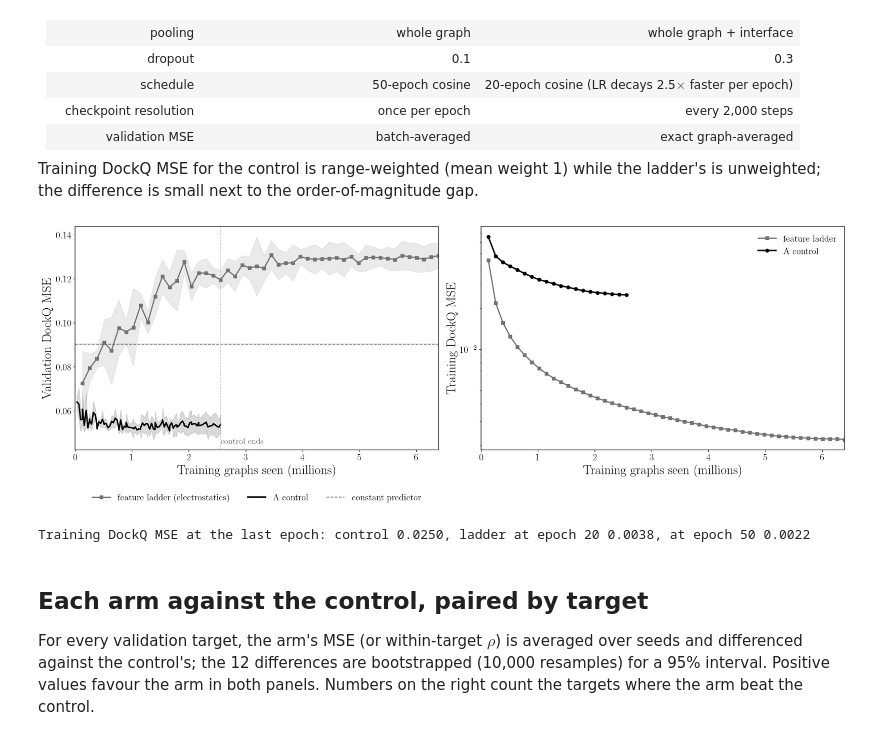
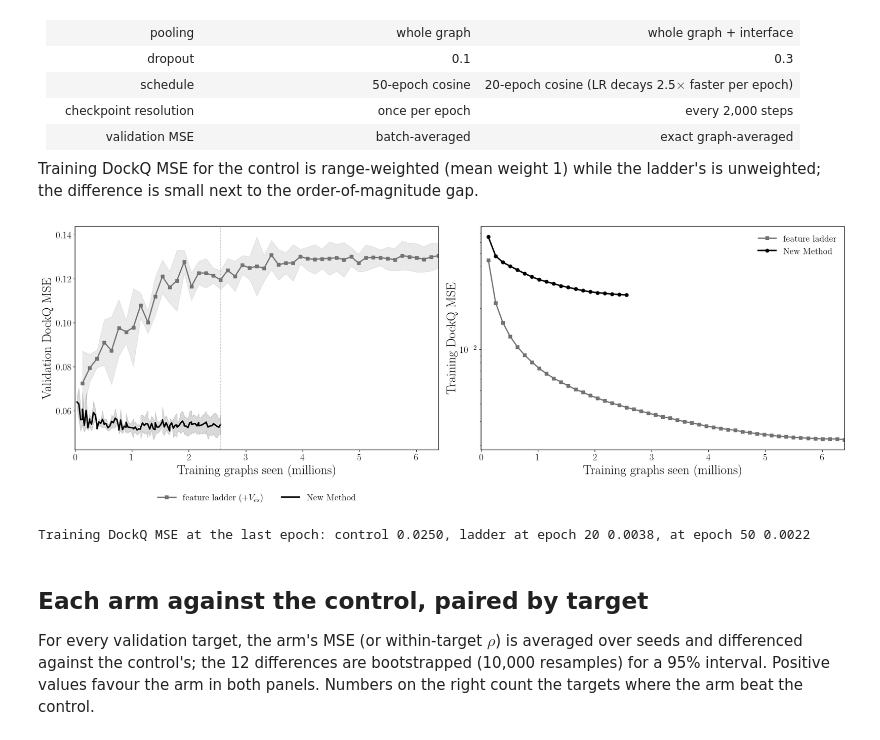
Before and after one commit to jakesumneryale/PPI-graph_autoencoder, a Jupyter notebook: gate_run/analyze_anti_memorization_full.ipynb, the cells around one changed output. Saved outputs shown, nothing was run; the diff lists cells and outputs as text; code cells hidden in the pictures.

```diff
--- a/gate_run/analyze_anti_memorization_full.ipynb
+++ b/gate_run/analyze_anti_memorization_full.ipynb
@@ -264,33 +264,33 @@ difference is small next to the order-of-magnitude gap.
 # %%
 fig, axes = plt.subplots(1, 2, figsize=(20, 7), constrained_layout=True)
 xmax = 20 * n_train / 1e6
 lg = lad.groupby('epoch').agg(x=('graphs_seen_M', 'first'), m=('val_target_mse', 'mean'), s=('val_target_mse', 'std'),
                               tm=('train_target_mse', 'mean'))
 a = steps[steps.arm == 'A_control'].groupby('global_step').agg(x=('graphs_seen_M', 'first'),
         m=('val_target_mse', 'mean'), s=('val_target_mse', 'std'))
 ax = axes[0]
-ax.plot(lg.x, lg.m, color='0.45', marker='s', ms=6, lw=2.2, label='feature ladder (electrostatics)')
+ax.plot(lg.x, lg.m, color='0.45', marker='s', ms=6, lw=2.2, label='feature ladder (+$V_{es}$)')
 ax.fill_between(lg.x, lg.m - lg.s, lg.m + lg.s, color='0.45', alpha=.15)
-ax.plot(a.x, a.m, color='black', lw=2.6, label='A control')
+ax.plot(a.x, a.m, color='black', lw=2.6, label='New Method')
 ax.fill_between(a.x, a.m - a.s, a.m + a.s, color='black', alpha=.15)
-ax.axhline(CONST_MSE, color='0.3', ls='--', lw=1.4, label='constant predictor')
+# ax.axhline(CONST_MSE, color='0.3', ls='--', lw=1.4, label='constant predictor')
 ax.set_xlim(0, lad.graphs_seen_M.max()); ax.set_xlabel('Training graphs seen (millions)')
 ax.set_ylabel('Validation DockQ MSE'); ax.legend(frameon=False, loc='upper center', bbox_to_anchor=(.5, -.16), ncol=3, fontsize=16)
 ax.axvline(xmax, color='0.6', lw=1, ls=':')
-ax.text(xmax, .045, ' control ends', fontsize=15, color='0.4')
+# ax.text(xmax, .045, ' control ends', fontsize=15, color='0.4')
 
 ax = axes[1]
 ha = history[history.arm == 'A_control'].groupby('epoch').train_target_mse.mean()
 ax.plot(lg.x, lg.tm, color='0.45', marker='s', ms=6, lw=2.2, label='feature ladder')
-ax.plot(ha.index * n_train / 1e6, ha.values, color='black', marker='o', ms=6, lw=2.6, label='A control')
+ax.plot(ha.index * n_train / 1e6, ha.values, color='black', marker='o', ms=6, lw=2.6, label='New Method')
 ax.set_yscale('log'); ax.set_xlim(0, lad.graphs_seen_M.max())
 ax.set_xlabel('Training graphs seen (millions)'); ax.set_ylabel('Training DockQ MSE')
 ax.legend(frameon=False, loc='upper right', fontsize=16)
 save(fig, 'control_vs_feature_ladder')
 print(f"Training DockQ MSE at the last epoch: control {ha.iloc[-1]:.4f}, ladder at epoch 20 "
       f"{lad[lad.epoch == 20].train_target_mse.mean():.4f}, at epoch 50 {lad[lad.epoch == 50].train_target_mse.mean():.4f}")
 # %% [output]
-[figure, old version]
+[figure, new version]
 Training DockQ MSE at the last epoch: control 0.0250, ladder at epoch 20 0.0038, at epoch 50 0.0022
 # %% [markdown]
 ## Each arm against the control, paired by target
```
Also changed, not shown: 11 other files.
